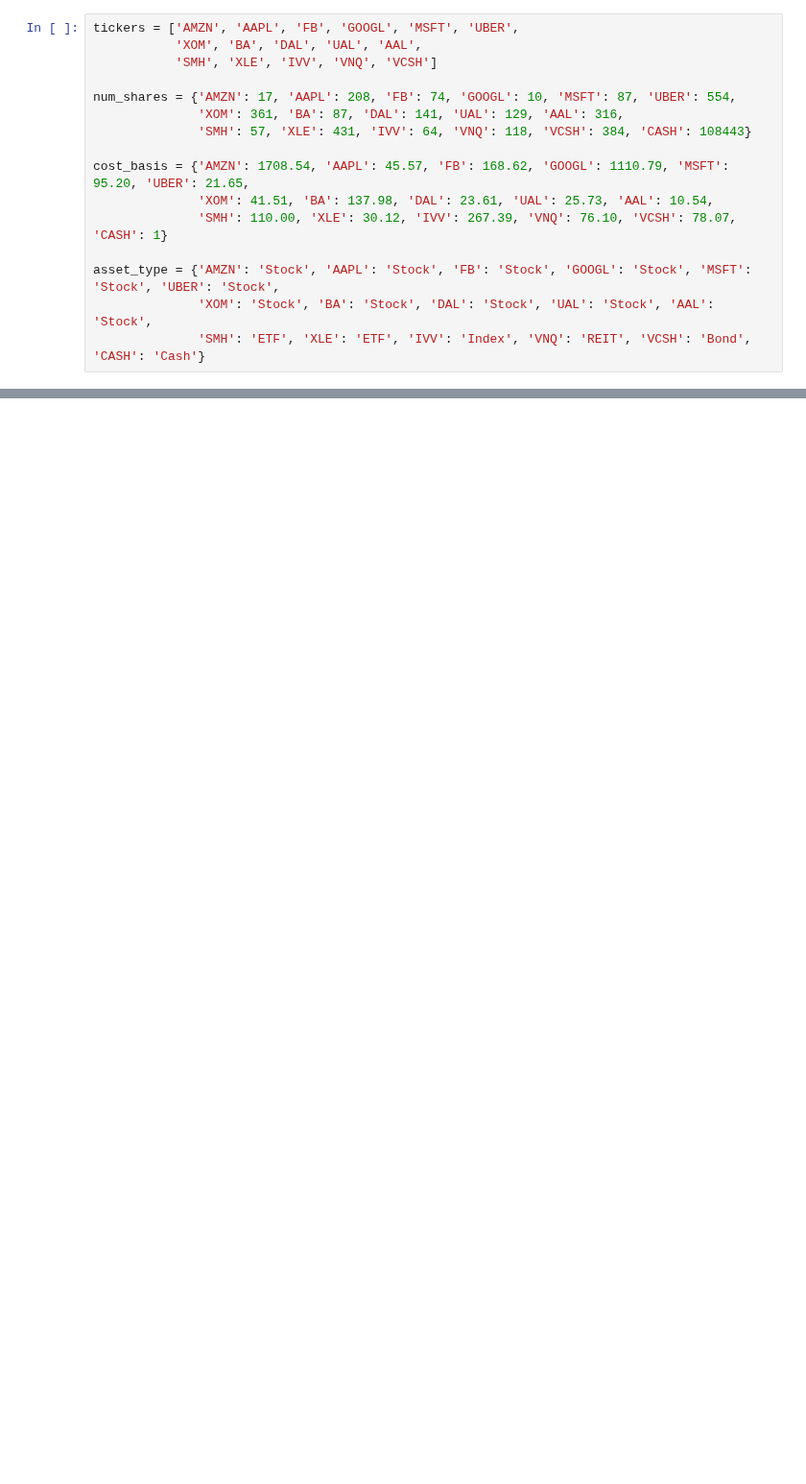
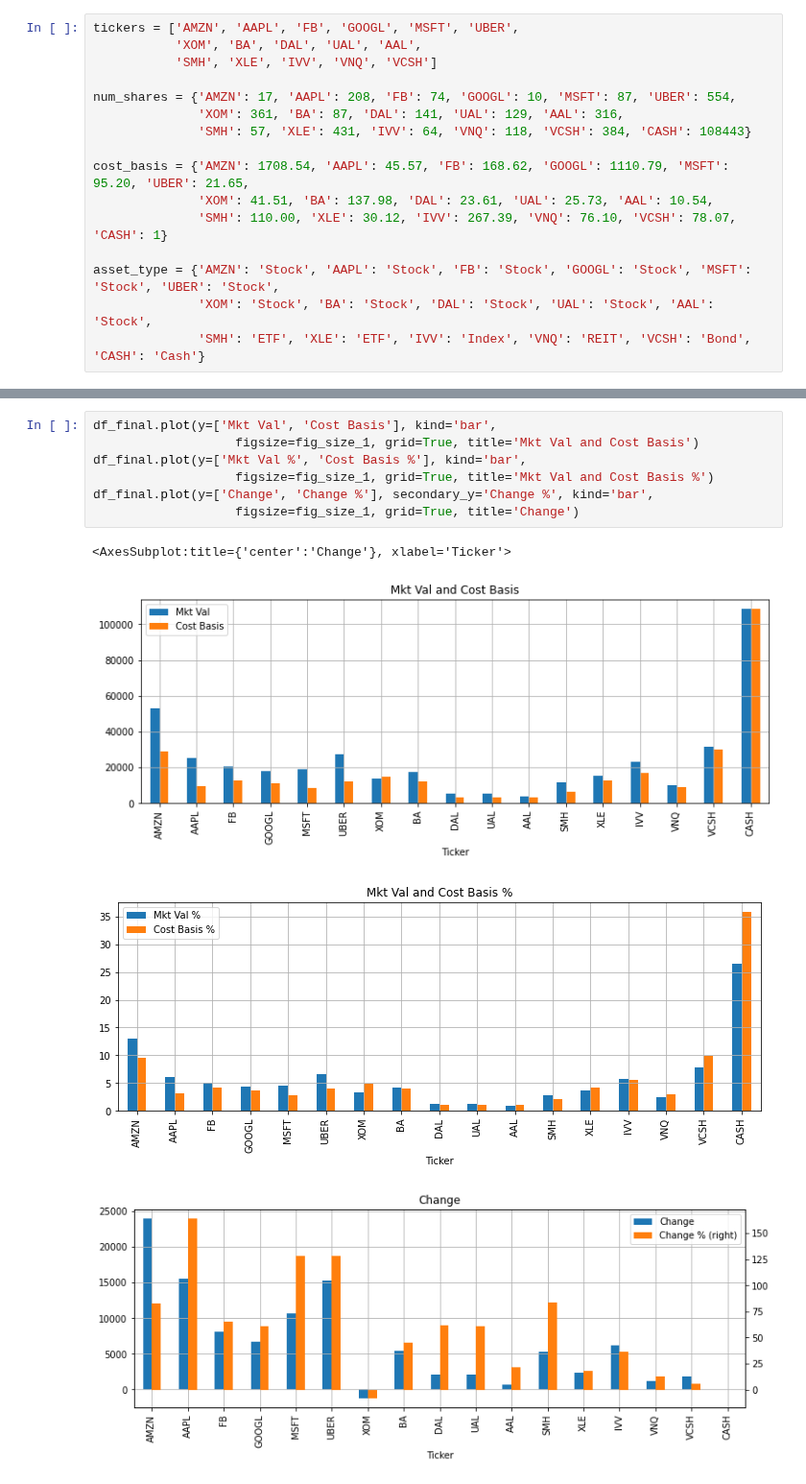
Before and after one commit to bamage00/notebooks, a Jupyter notebook: fin_1.ipynb, the cells around one changed output, grey strips where cells are left out. Shown at 96% size. Saved outputs shown, nothing was run; the diff lists cells and outputs as text; blank space fills up the shorter version.

```diff
--- a/fin_1.ipynb
+++ b/fin_1.ipynb
@@ -68 +75,13 @@ df_final
+# %%
+df_final.plot(y=['Mkt Val', 'Cost Basis'], kind='bar',
+                   figsize=fig_size_1, grid=True, title='Mkt Val and Cost Basis')
+df_final.plot(y=['Mkt Val %', 'Cost Basis %'], kind='bar',
+                   figsize=fig_size_1, grid=True, title='Mkt Val and Cost Basis %')
+df_final.plot(y=['Change', 'Change %'], secondary_y='Change %', kind='bar',
+                   figsize=fig_size_1, grid=True, title='Change')
+# %% [output]
+<AxesSubplot:title={'center':'Change'}, xlabel='Ticker'>
+[figure, added]
+[figure, added]
+[figure, added]
 # %%
```
Also changed, not shown: parts of 8 cells of this notebook.
